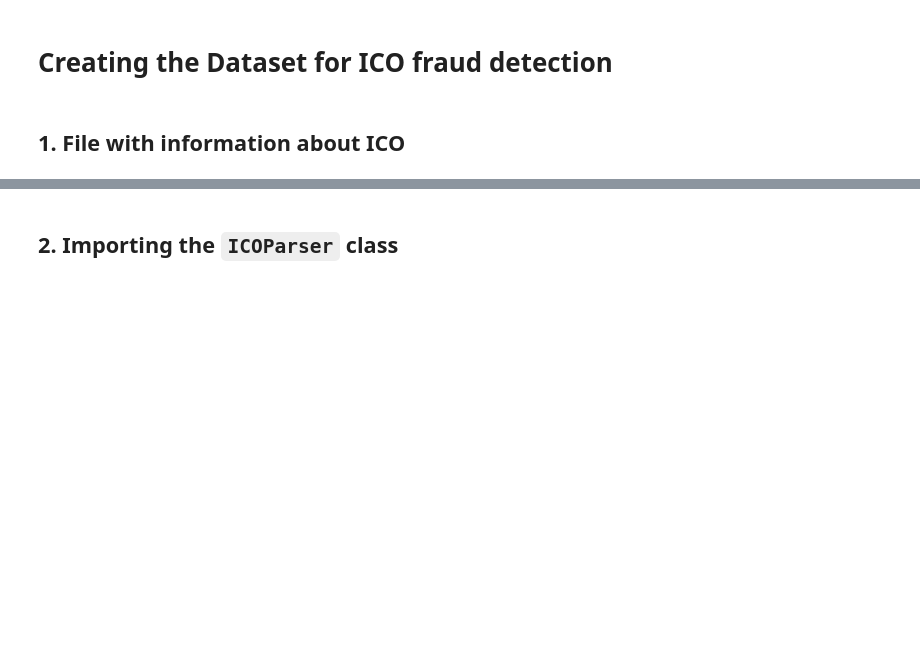
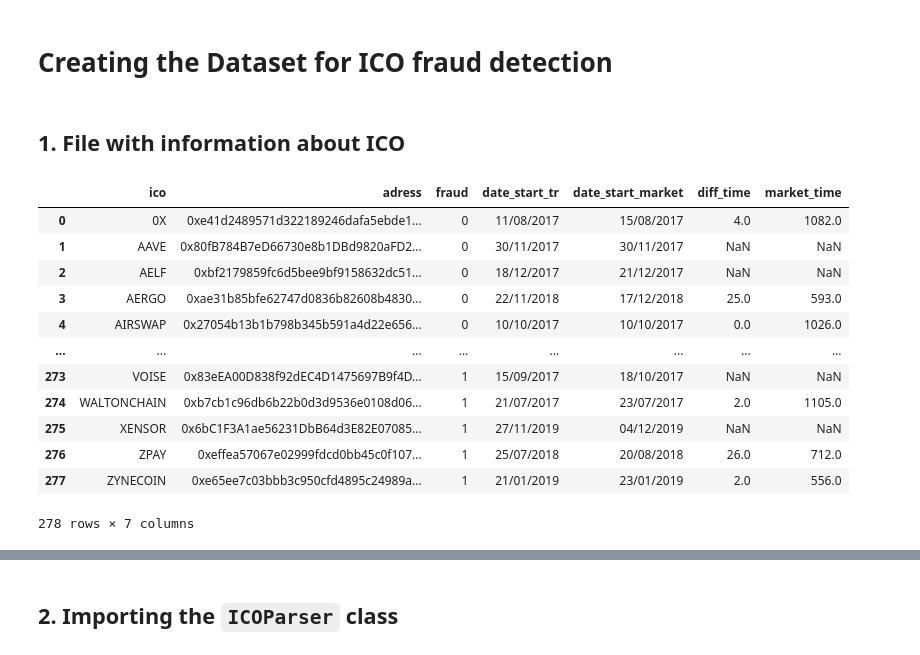
Before and after one commit to GabrielSGoncalves/time_series_study, a Jupyter notebook: ICO_fraud_detection/2020-08-01-Dataset_creation.ipynb, the cells around one changed output, grey strips where cells are left out. Drawn from its saved outputs; the diff is of its cells as text; code cells hidden in the pictures; blank space fills up the shorter version.

```diff
--- a/ICO_fraud_detection/2020-08-01-Dataset_creation.ipynb
+++ b/ICO_fraud_detection/2020-08-01-Dataset_creation.ipynb
@@ -10,0 +13,16 @@ df_info = pd.read_csv('../data_and_models/ico_info_table_2020-08-01.tsv', sep='\
+# %%
+df_info
+# %% [output]
+|  | ico | adress | fraud | date_start_tr | date_start_market | diff_time | market_time |
+| 0 | 0X | 0xe41d2489571d322189246dafa5ebde1... | 0 | 11/08/2017 | 15/08/2017 | 4.0 | 1082.0 |
+| 1 | AAVE | 0x80fB784B7eD66730e8b1DBd9820aFD2... | 0 | 30/11/2017 | 30/11/2017 | NaN | NaN |
+| 2 | AELF | 0xbf2179859fc6d5bee9bf9158632dc51... | 0 | 18/12/2017 | 21/12/2017 | NaN | NaN |
+| 3 | AERGO | 0xae31b85bfe62747d0836b82608b4830... | 0 | 22/11/2018 | 17/12/2018 | 25.0 | 593.0 |
+| 4 | AIRSWAP | 0x27054b13b1b798b345b591a4d22e656... | 0 | 10/10/2017 | 10/10/2017 | 0.0 | 1026.0 |
+| ... | ... | ... | ... | ... | ... | ... | ... |
+| 273 | VOISE | 0x83eEA00D838f92dEC4D1475697B9f4D... | 1 | 15/09/2017 | 18/10/2017 | NaN | NaN |
+| 274 | WALTONCHAIN | 0xb7cb1c96db6b22b0d3d9536e0108d06... | 1 | 21/07/2017 | 23/07/2017 | 2.0 | 1105.0 |
+| 275 | XENSOR | 0x6bC1F3A1ae56231DbB64d3E82E07085... | 1 | 27/11/2019 | 04/12/2019 | NaN | NaN |
+| 276 | ZPAY | 0xeffea57067e02999fdcd0bb45c0f107... | 1 | 25/07/2018 | 20/08/2018 | 26.0 | 712.0 |
+| 277 | ZYNECOIN | 0xe65ee7c03bbb3c950cfd4895c24989a... | 1 | 21/01/2019 | 23/01/2019 | 2.0 | 556.0 |
+278 rows × 7 columns
```
Also changed, not shown: parts of 23 cells of this notebook, 1 other file.
